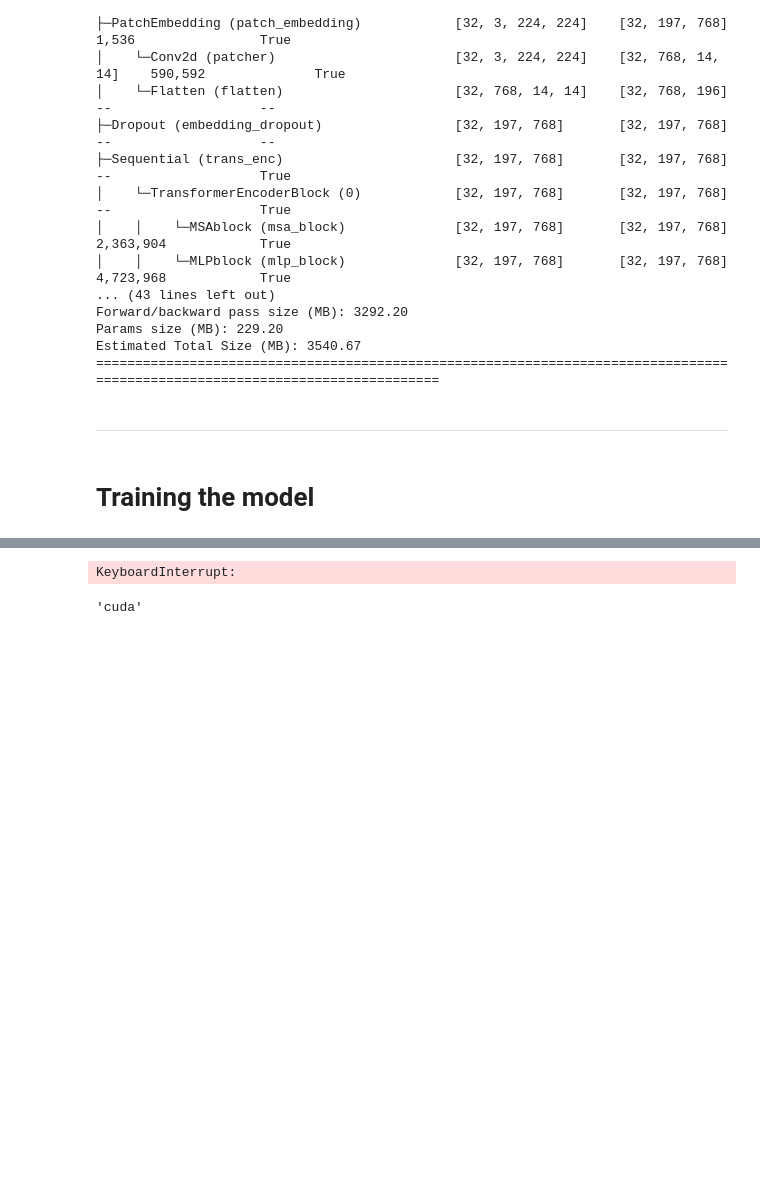
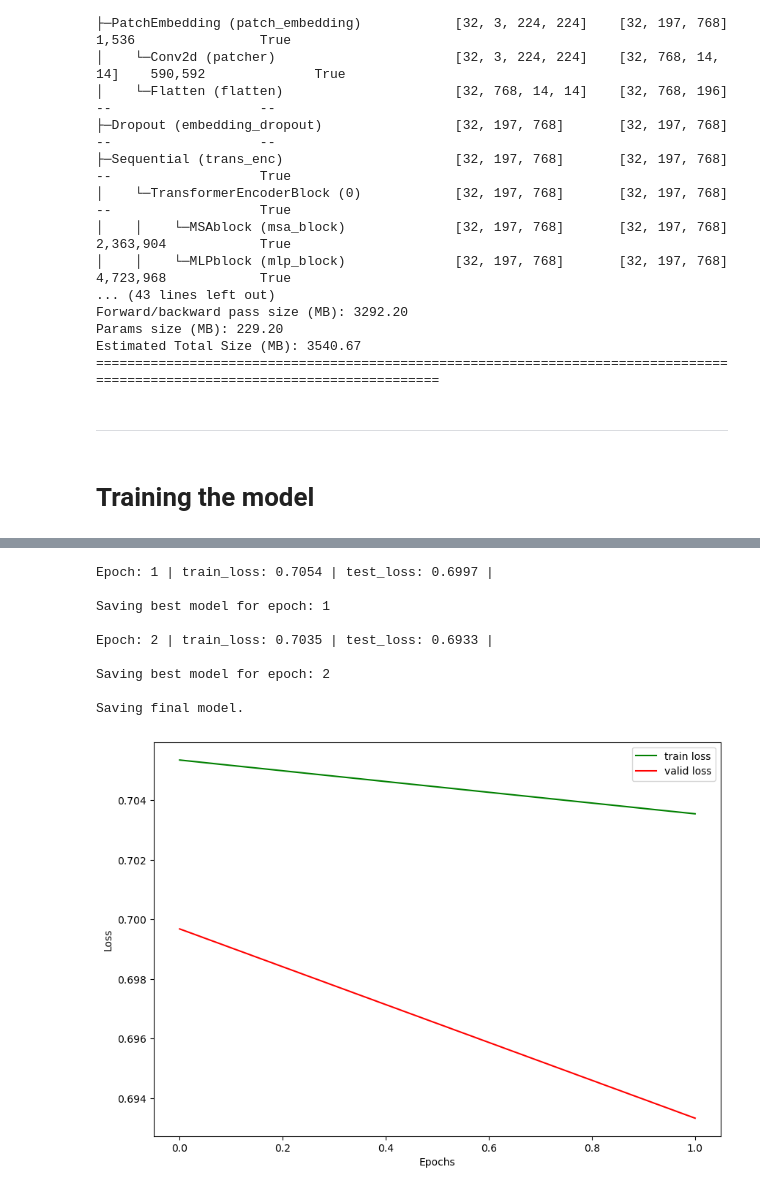
Before and after one commit to kohlivrinda/Art-ViT, a Jupyter notebook: art-vit.ipynb, the cells around one changed output, grey strips where cells are left out. Drawn from its saved outputs; the diff is of its cells as text; code cells hidden in the pictures; blank space fills up the shorter version.

Commit message:
gotta train more but it's not broken anymore :')

```diff
--- a/art-vit.ipynb
+++ b/art-vit.ipynb
@@ -559,4 +563,6 @@ def test_step(model: torch.nn.Module,
         return test_loss
+# %%
+save_best_model=SaveBestModel()
 # %%
 def train(model: torch.nn.Module,
           train_dataloader: torch.utils.data.DataLoader,
@@ -564,13 +570,13 @@ def train(model: torch.nn.Module,
           optimizer: torch.optim.Optimizer,
           loss_fn: torch.nn.Module,
           device: torch.device,
-         epochs: int) -> Dict[str, List]:
+         epochs: int):
 
         results = {"train_loss": [],
-#                "train_acc": [],
-               "test_loss": []
-#                "test_acc": []
-        }
+                   "test_loss": []
+                  }
+        train_epoch_loss=[]
+        test_epoch_loss=[]
 
         model.to(device)
         for epoch in range(epochs):
@@ -587,16 +593,19 @@ def train(model: torch.nn.Module,
                 print(
                       f"Epoch: {epoch+1} | "
                       f"train_loss: {train_loss:.4f} | "
-#                       f"train_acc: {train_acc:.4f} | "
                       f"test_loss: {test_loss:.4f} | "
-#                       f"test_acc: {test_acc:.4f}"
                     )
 
                     # Update results dictionary
                 results["train_loss"].append(train_loss)
-#                 results["train_acc"].append(train_acc)
                 results["test_loss"].append(test_loss)
-#                 results["test_acc"].append(test_acc)
+                train_epoch_loss.append(train_loss)
+                test_epoch_loss.append(test_loss)
+                save_best_model(test_loss, epoch, model, optimizer, loss_fn)
+
+        save_model(epochs, model,optimizer, loss_fn)
+        save_plots(train_epoch_loss, test_epoch_loss)
+
 
         return results
 # %%
@@ -606,24 +615,28 @@ len(train_dataloader)
 # %%
-count=0
-for i , (x, y) in enumerate(train_dataloader):
-    count=count+1
-    print({len(x), count})
+# count=0
+# for i , (x, y) in enumerate(train_dataloader):
+#     count=count+1
+#     print({len(x), count})
 
 
 
-    #ERROR HERE.
+    #error generated in this step if corrupt files in dataset.
-# %% [output]
-KeyboardInterrupt:
 # %%
-# results_sample=train_step(model=vit,
-#                    dataloader=train_dataloader,
-# #               train_dataloader=train_dataloader,
-# #               test_dataloader=valid_dataloader,
-#               optimizer=optimizer,
-#               loss_fn=loss_fn,
-# #               epochs=10,
-#               device=device )
+results=train(model=vit,
+              train_dataloader=train_dataloader,
+              test_dataloader=valid_dataloader,
+              optimizer=optimizer,
+              loss_fn=loss_fn,
+              epochs=2,
+              device=device )
+# %% [output]
+Epoch: 1 | train_loss: 0.7054 | test_loss: 0.6997 |
+
+Saving best model for epoch: 1
+
+Epoch: 2 | train_loss: 0.7035 | test_loss: 0.6933 |
+
+Saving best model for epoch: 2
+
+Saving final model.
+[figure, added]
-# %%
-device
-# %% [output]
-'cuda'
```
Also changed, not shown: parts of 16 cells of this notebook.
